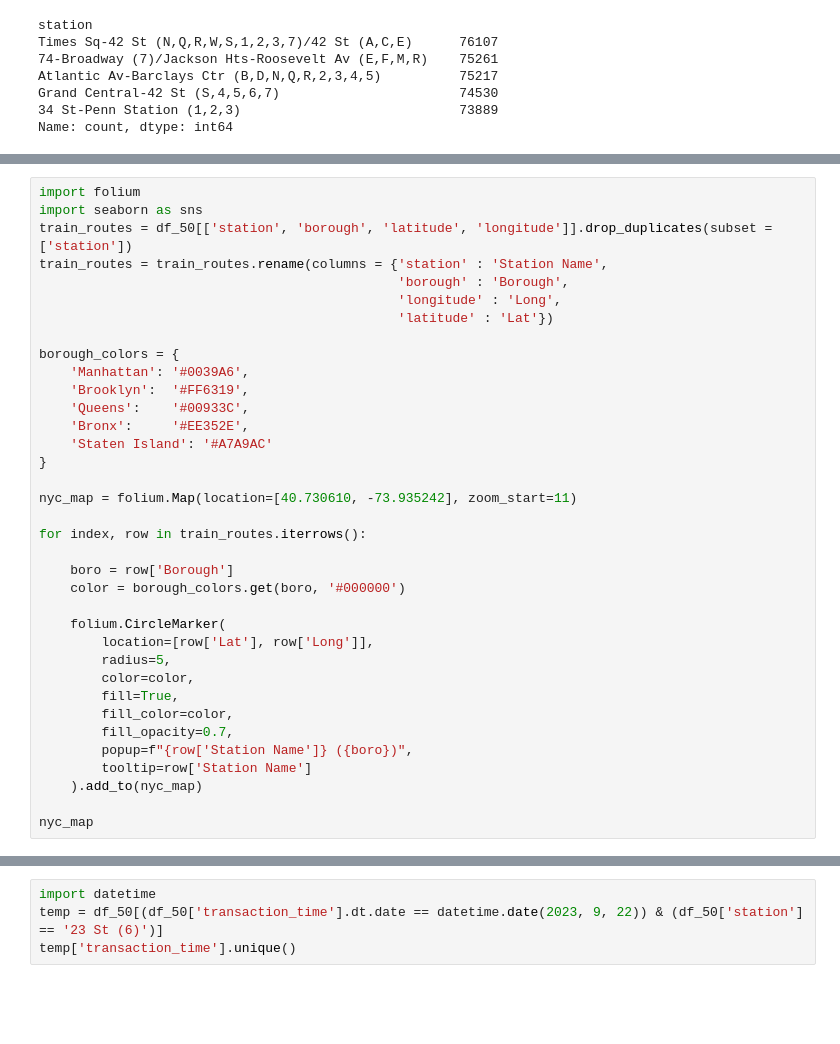
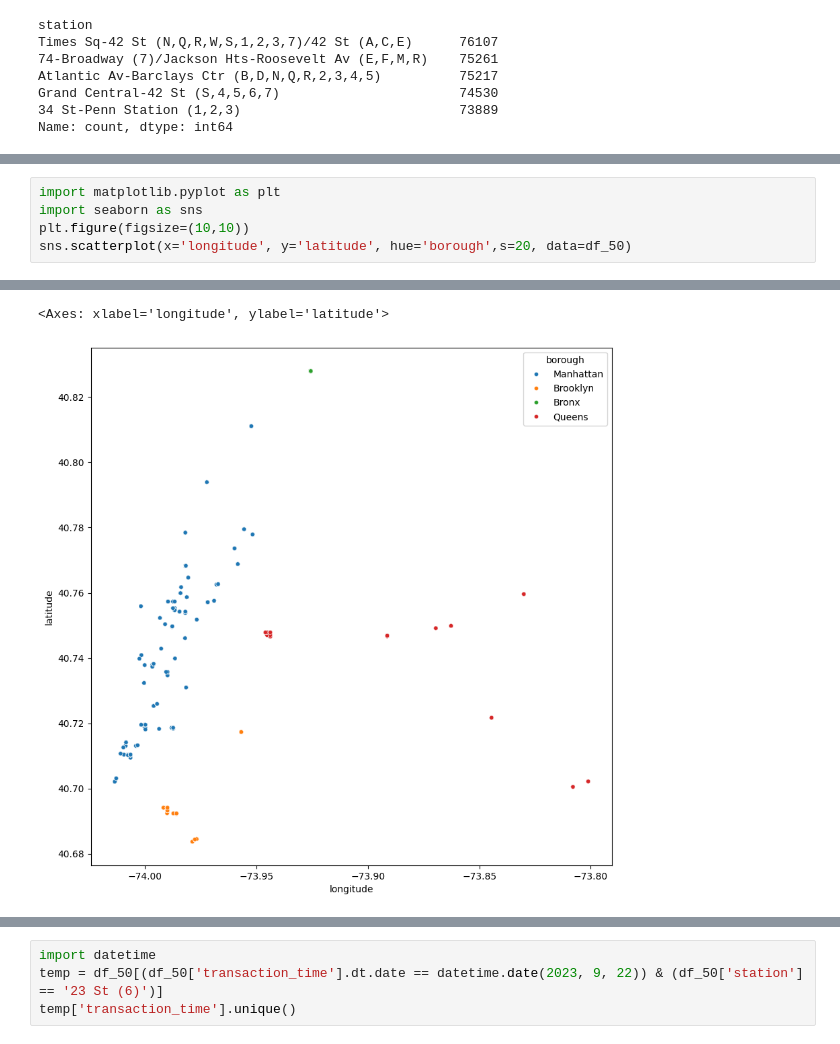
Before and after one commit to chyongha/subway_crowdness_prediction, a Jupyter notebook: data_preprocessing.ipynb, the cells around one changed output, grey strips where cells are left out. Saved outputs shown, nothing was run; the diff lists cells and outputs as text; blank space fills up the shorter version.

```diff
--- a/data_preprocessing.ipynb
+++ b/data_preprocessing.ipynb
@@ -102,39 +102,8 @@ df_50.head()
 | 3 | 2023-01-01 | subway | 471 | 34 St-Hudson Yards (7) | Manhattan | metrocard | Metrocard - Unlimited 7-Day | ... |
 | 4 | 2023-01-01 | subway | 612 | Lexington Av-53 St (E,M)/51 St (6) | Manhattan | metrocard | Metrocard - Full Fare | ... |
 # %%
-import folium
+import matplotlib.pyplot as plt
 import seaborn as sns
-train_routes = df_50[['station', 'borough', 'latitude', 'longitude']].drop_duplicates(subset = ['station'])
-train_routes = train_routes.rename(columns = {'station' : 'Station Name',
-                                              'borough' : 'Borough',
-                                              'longitude' : 'Long',
-                                              'latitude' : 'Lat'})
-
-borough_colors = {
-    'Manhattan': '#0039A6',
-    'Brooklyn':  '#FF6319',
-    'Queens':    '#00933C',
-    'Bronx':     '#EE352E',
-    'Staten Island': '#A7A9AC'
-}
-
-nyc_map = folium.Map(location=[40.730610, -73.935242], zoom_start=11)
-
-for index, row in train_routes.iterrows():
-
-    boro = row['Borough']
-    color = borough_colors.get(boro, '#000000')
-
-    folium.CircleMarker(
-        location=[row['Lat'], row['Long']],
-        radius=5,
-        color=color,
-        fill=True,
-        fill_color=color,
-        fill_opacity=0.7,
-        popup=f"{row['Station Name']} ({boro})",
-        tooltip=row['Station Name']
-    ).add_to(nyc_map)
-
-nyc_map
+plt.figure(figsize=(10,10))
+sns.scatterplot(x='longitude', y='latitude', hue='borough',s=20, data=df_50)
 # %% [output]
@@ -142,3 +110,5 @@ nyc_map
+<Axes: xlabel='longitude', ylabel='latitude'>
+[figure, added]
 # %%
 # simple bar graph
 total_50 = df_50.groupby('station')['entry_per_hour'].sum().reset_index()
```
Also changed, not shown: parts of 11 cells of this notebook, 10 other files.
